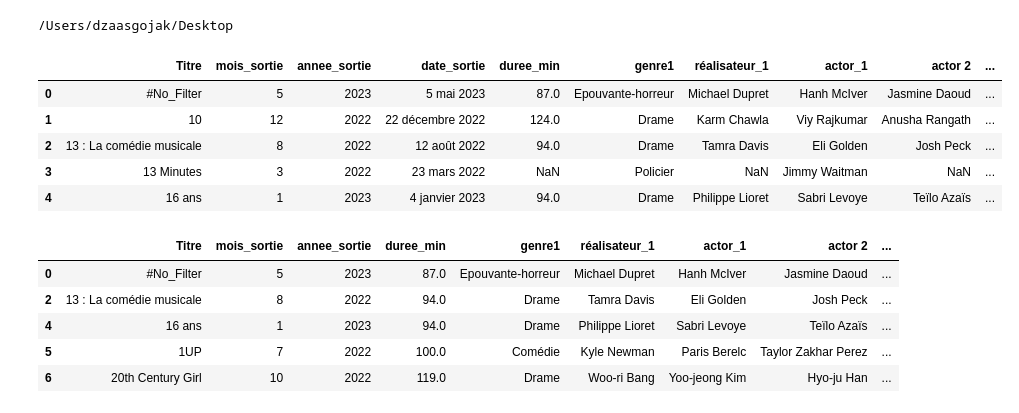
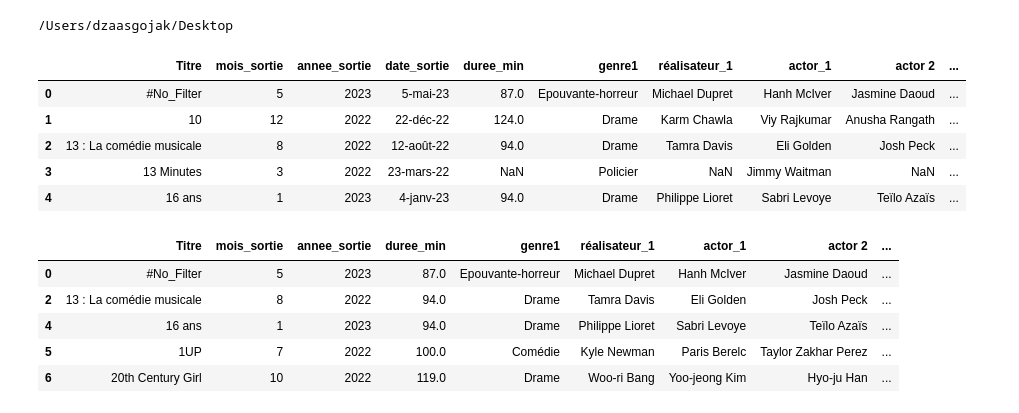
Before and after one commit to alienor15/Films_DM_2023, a Jupyter notebook: MODEL.ipynb, the cells around one changed output. Saved outputs shown, nothing was run; the diff lists cells and outputs as text; code cells hidden in the pictures.

```diff
--- a/MODEL.ipynb
+++ b/MODEL.ipynb
@@ -8,15 +8,15 @@ import seaborn as sns
 # %% [output]
 /Users/dzaasgojak/Desktop
 # %%
-data = pd.read_csv("Classeur9.csv", sep=";")
+data = pd.read_csv("finalcsv.csv", sep=";")
 data.head()
 # %% [output]
 |  | Titre | mois_sortie | annee_sortie | date_sortie | duree_min | genre1 | réalisateur_1 | actor_1 | actor 2 | ... |
-| 0 | #No_Filter | 5 | 2023 | 5 mai 2023 | 87.0 | Epouvante-horreur | Michael Dupret | Hanh McIver | Jasmine Daoud | ... |
-| 1 | 10 | 12 | 2022 | 22 décembre 2022 | 124.0 | Drame | Karm Chawla | Viy Rajkumar | Anusha Rangath | ... |
-| 2 | 13 : La comédie musicale | 8 | 2022 | 12 août 2022 | 94.0 | Drame | Tamra Davis | Eli Golden | Josh Peck | ... |
-| 3 | 13 Minutes | 3 | 2022 | 23 mars 2022 | NaN | Policier | NaN | Jimmy Waitman | NaN | ... |
-| 4 | 16 ans | 1 | 2023 | 4 janvier 2023 | 94.0 | Drame | Philippe Lioret | Sabri Levoye | Teïlo Azaïs | ... |
+| 0 | #No_Filter | 5 | 2023 | 5-mai-23 | 87.0 | Epouvante-horreur | Michael Dupret | Hanh McIver | Jasmine Daoud | ... |
+| 1 | 10 | 12 | 2022 | 22-déc-22 | 124.0 | Drame | Karm Chawla | Viy Rajkumar | Anusha Rangath | ... |
+| 2 | 13 : La comédie musicale | 8 | 2022 | 12-août-22 | 94.0 | Drame | Tamra Davis | Eli Golden | Josh Peck | ... |
+| 3 | 13 Minutes | 3 | 2022 | 23-mars-22 | NaN | Policier | NaN | Jimmy Waitman | NaN | ... |
+| 4 | 16 ans | 1 | 2023 | 4-janv-23 | 94.0 | Drame | Philippe Lioret | Sabri Levoye | Teïlo Azaïs | ... |
 # %%
 moyenne_real_awards = data['real awards'].mean()
 data['real awards'] = data['real awards'].fillna(moyenne_real_awards)
```
Also changed, not shown: parts of 9 cells of this notebook, 1 other file.
